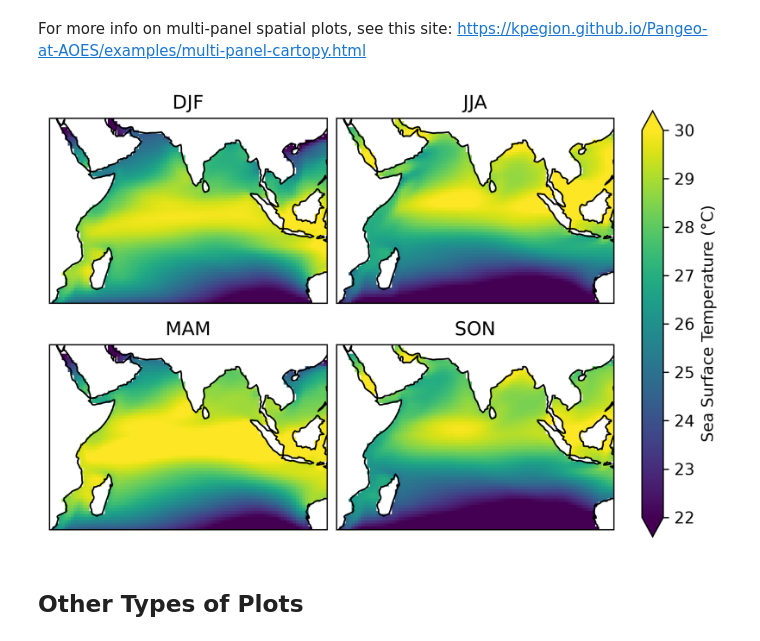
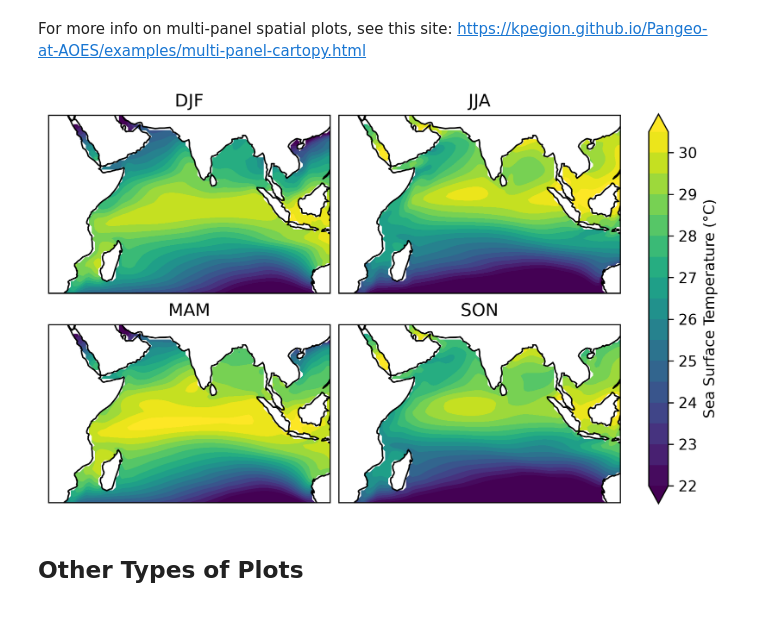
Before and after one commit to ashleylasinsky/whoi-climate-tutorial_2026, a Jupyter notebook: docs/pages/resources/streamlined_code.ipynb, the cells around one changed output. Drawn from its saved outputs; the diff is of its cells as text; code cells hidden in the pictures.

```diff
--- a/docs/pages/resources/streamlined_code.ipynb
+++ b/docs/pages/resources/streamlined_code.ipynb
@@ -159,0 +168,27 @@ plt.show()
+# %%
+# Blank canvas to plot on
+fig = plt.figure(figsize=(10,4), dpi=300) # dpi controls the image resolution
+
+# Set up plot axis as a geographic map
+ax = plt.axes(projection=ccrs.PlateCarree())
+ax.coastlines()
+
+# Might be helpful to set min and max values for the plot. For global SST, try vmin=0, vmax=30.
+vmin = None
+vmax = None
+
+# Plot the data
+pc = ax.pcolormesh(data_spatial.lon, data_spatial.lat, data_spatial, vmin=vmin, vmax=vmax, cmap='viridis')
+
+# Add a colorbar
+cbar = plt.colorbar(pc, label='Sea Surface Temperature (°C)', pad=0.03)
+
+# Add lat/lon gridlines
+gl = ax.gridlines(crs=ccrs.PlateCarree(), alpha=0.5) # alpha is a useful parameter - controls transparency/opacity
+gl.bottom_labels = True
+gl.left_labels = True
+
+# OPTIONAL: save the figure on your computer
+# fig.savefig("FILE_NAME.png")
+
+plt.show()
@@ -334,38 +386,37 @@ plt.show()
 For more info on multi-panel spatial plots, see this site: https://kpegion.github.io/Pangeo-at-AOES/examples/multi-panel-cartopy.html
 # %%
 # Set up the subplots figure. For mapping, include: subplot_kw={'projection': ccrs.PlateCarree()}
-fig, ax = plt.subplots(nrows=2, ncols=2, figsize=(6,4), dpi=300, layout='constrained', subplot_kw={'projection': ccrs.PlateCarree()})
+fig, ax = plt.subplots(nrows=2, ncols=2, figsize=(6.5,4), dpi=300, layout='constrained', subplot_kw={'projection': ccrs.PlateCarree()})
 
 ax_1d = ax.flatten()
 
 # This for loop structure with "enumerate" is very useful.
-# For each step in the for loop, it gives you both the item (season) and it corresponding index (idx)
+# For each step in the for loop, it gives you both the item (season) and its corresponding index (idx)
 for idx, season in enumerate(data_subset.groupby('time.season')):
 
     # Xarray's groupby('time.season') feature gives you both the season name and the data for that season
     season_name = season[0]
     season_data = season[1]
 
     # Plot the data
-    pc = ax_1d[idx].pcolormesh(season_data.lon, season_data.lat, season_data.mean('time'), vmin=22, vmax=30)
-    # Note: important that all the subplots have the same vmin and vmax, so they can share a colorbar
-    # season_data.mean('time').plot(ax=ax_1d[idx], vmin=22, vmax=30)
+    pc = ax_1d[idx].contourf(season_data.lon, season_data.lat, season_data.mean('time'), levels = np.arange(22, 31, 0.5), extend='both')
+    # Note: important that all the subplots have the same levels, so they can share a colorbar
 
     ax_1d[idx].set_title(season_name)
 
 # Draw the coastlines
 for axis in ax_1d:
     axis.coastlines()
 
 # Make colorbar
 cbar = fig.colorbar(pc, ax=ax, orientation='vertical', label='Sea Surface Temperature (°C)', extend='both')
 
 # OPTIONAL: save the figure on your computer
 # fig.savefig("FILE_NAME.png")
 
 plt.show()
 # %% [output]
-[figure, old version]
+[figure, new version]
 # %% [markdown]
 ## Other Types of Plots
 # %%
```
Also changed, not shown: parts of 11 cells of this notebook.
